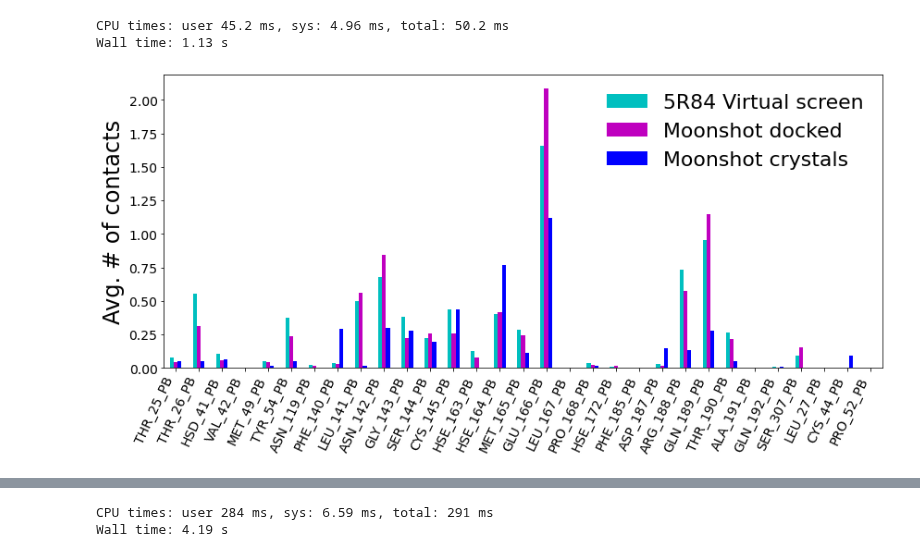
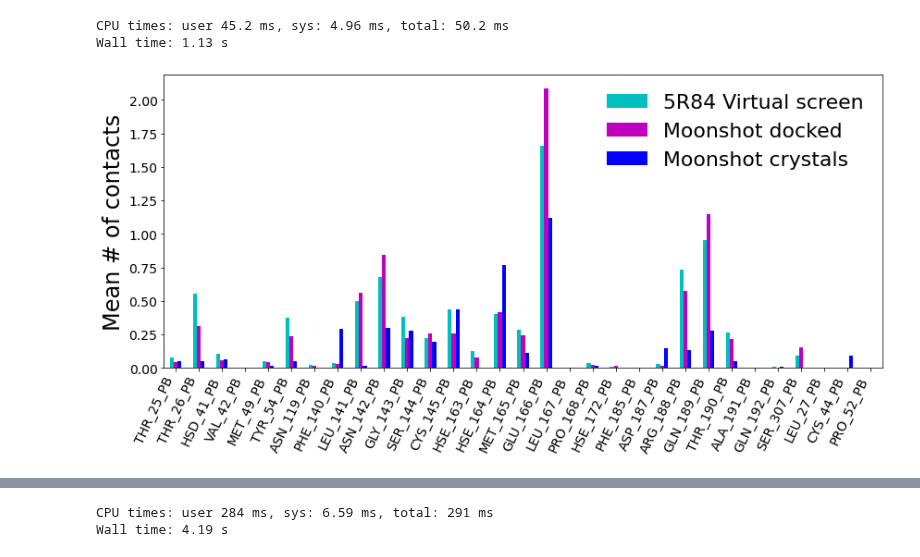
Before and after one commit to jglaser/gigadocking_notebooks, a Jupyter notebook: Gigadocking.ipynb, the cells around one changed output, grey strips where cells are left out. Saved outputs shown, nothing was run; the diff lists cells and outputs as text; code cells hidden in the pictures.

```diff
--- a/Gigadocking.ipynb
+++ b/Gigadocking.ipynb
@@ -335,21 +335,21 @@ Wall time: 1.13 s
 # %%
 import pandas as pd
 df1 = df_avg_contacts.transpose().set_index(pd.Index(['{}_PB'.format(c) for c in columns]))
 df2 = df_avg_contacts_redocked.transpose().set_index(pd.Index(['{}_PB'.format(c) for c in columns]))
 df3 = df_avg_contacts_moonshot.transpose().set_index(pd.Index(['{}_PB'.format(c) for c in columns_new]))
 df = pd.concat([df1.T,df2.T,df3.T]).reset_index(drop=True).T
 df = df.rename(columns={0: '5R84 Virtual screen', 1: 'Moonshot docked', 2: 'Moonshot crystals'})
 ax = df.plot.bar(color=['c','m','b'])
 ax.figure.set_size_inches(12,6)
 ax.tick_params('x',labelsize=14,rotation=65)
 ax.set_xticklabels(ax.get_xticklabels(),ha='right')
 ax.tick_params('y',labelsize=14)
-ax.set_ylabel("Avg. # of contacts",fontsize=24)
+ax.set_ylabel("Mean # of contacts",fontsize=24)
 ax.legend(frameon=False, fontsize=22)
 ax.figure.tight_layout()
 ax.figure.savefig('avg_contacts.pdf')
 # %% [output]
-[figure, old version]
+[figure, new version]
 # %%
 from google.colab import files
 files.download('avg_contacts.pdf')
```
Also changed, not shown: parts of 1 cell of this notebook.
